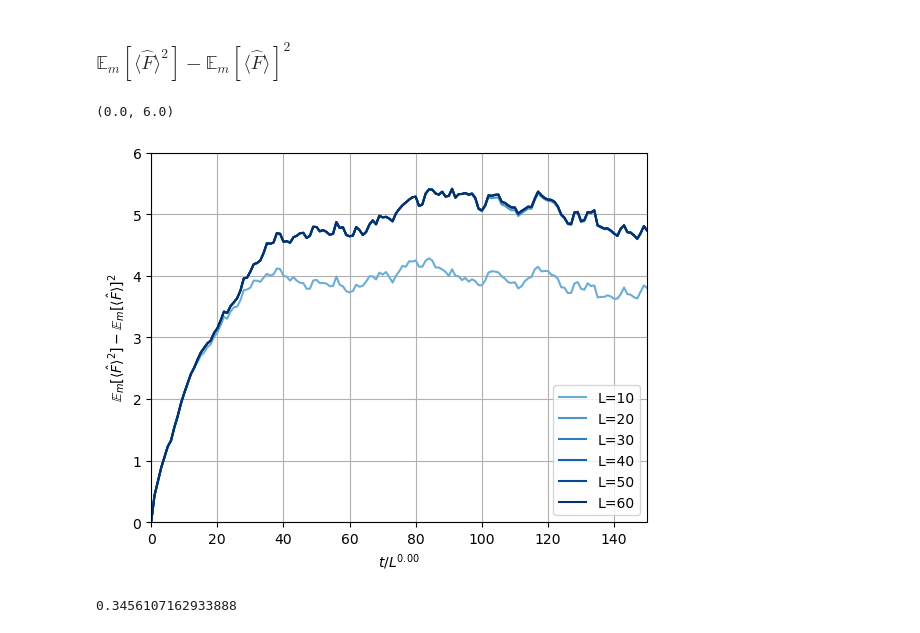
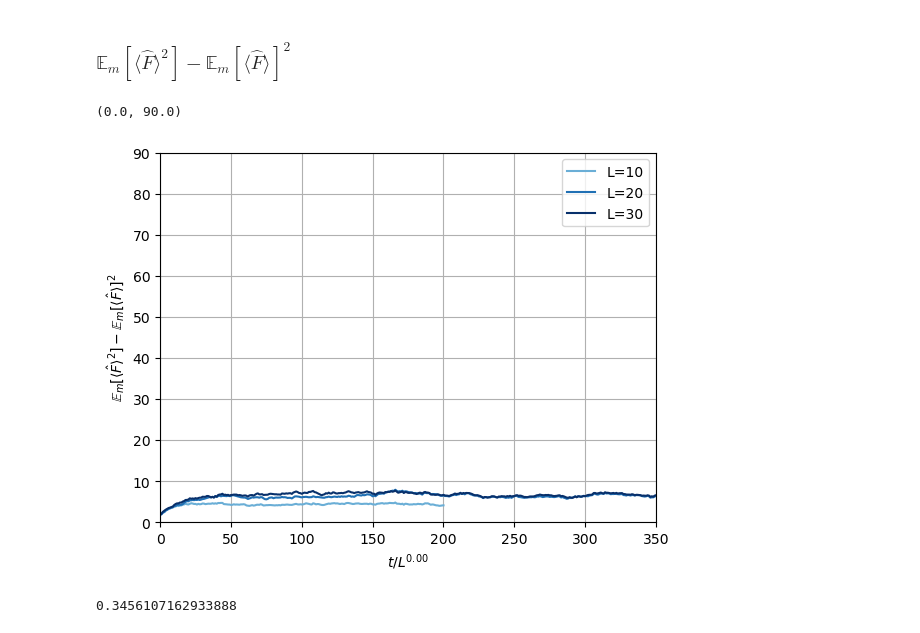
Before and after one commit to youtao1999/CT_MPS, a Jupyter notebook: FM_DW_T.ipynb, the cells around one changed output. Cells and saved outputs as stored; diff of their text form; code cells hidden in the pictures.

```diff
--- a/FM_DW_T.ipynb
+++ b/FM_DW_T.ipynb
@@ -29,7 +29,7 @@ from diffusion_utils import *
 # %% [markdown]
 # Load
 # %%
-data=load_json('MPS_(0,1)_L8_pctrl0.500_pproj0.500_s0_x01_DW.json')
+data=load_json('MPS_(0,1)_L8_pctrl0.500_pproj0.000_s5_x00_DW.json')
 # %%
 data.keys()
 # %% [output]
@@ -199,12 +168,12 @@ ax.set_xlim(0,.8)
 (0.0, 0.8)
 [figure]
 # %%
-L_list=np.arange(20,61,10)
+L_list=np.arange(10,31,10)
 # L_list=[20,30,40,50]
 fig,ax=plt.subplots()
 z=2
 for L in L_list:
-    data=df_MPS_0_DW.xs(level='Metrics',key='DW1').xs(level='p_ctrl',key=0.41).xs(level='p_proj',key=0.00).xs(level='L',key=L).sort_index()['observations']
+    data=df_MPS_0_DW.xs(level='Metrics',key='DW1').xs(level='p_ctrl',key=0.5).xs(level='p_proj',key=0.00).xs(level='L',key=L).sort_index()['observations']
     t_list=data.index
     y=data.apply(np.mean)
     ax.plot((t_list/L**z),y,label=L)
@@ -252,31 +221,31 @@ ax.set_xlabel(f'$t/L^{{{z:.2f}}}$')
 # %% [markdown]
 ### $\mathbb{E}_m[\langle{\hat{F}}\rangle^2]- \mathbb{E}_m[\langle{\hat{F}}\rangle]^2$
 # %%
-L_list=np.arange(10,61,10)
+L_list=np.arange(10,31,10)
 # L_list=[20,30,40,50]
 fig,ax=plt.subplots()
 z=0
-p_ctrl=0.6
+p_ctrl=0.4
 color_list=(plt.cm.Blues(np.linspace(0.5,1,len(L_list))))
 for idx,L in enumerate(L_list):
     data1=df_MPS_0_DW.xs(level='Metrics',key='DW1').xs(level='p_ctrl',key=p_ctrl).xs(level='p_proj',key=0.00).xs(level='L',key=L).sort_index()['observations']
     # data2=df_MPS_0_DW.xs(level='Metrics',key='DW2').xs(level='p_ctrl',key=0.50).xs(level='L',key=L).sort_index()['observations']
     t_list=data1.index
     sq_mean=data1.apply(lambda x : np.array(x)**2).apply(np.mean)
     mean_sq=data1.apply(np.mean).apply(lambda x : np.array(x)**2)
     y=sq_mean-mean_sq
     ax.plot((t_list/L**z),y,label=f'L={L}',color=(color_list[idx]))
 ax.legend()
 ax.grid('on')
 # ax.set_xlim(0,80/L_list[0]**z)
 ax.set_ylabel(r'$\mathbb{E}_m[\langle{\hat{F}}\rangle^2]- \mathbb{E}_m[\langle{\hat{F}}\rangle]^2$')
 ax.set_xlabel(f'$t/L^{{{z:.2f}}}$')
 
-ax.set_xlim(0,150)
-ax.set_ylim(0,6)
+ax.set_xlim(0,350)
+ax.set_ylim(0,90)
 # %% [output]
-(0.0, 6.0)
+(0.0, 90.0)
-[figure, old version]
+[figure, new version]
 # %%
 y[600]/600
 # %% [output]
```
Also changed, not shown: parts of 28 cells of this notebook, 1 other file.
